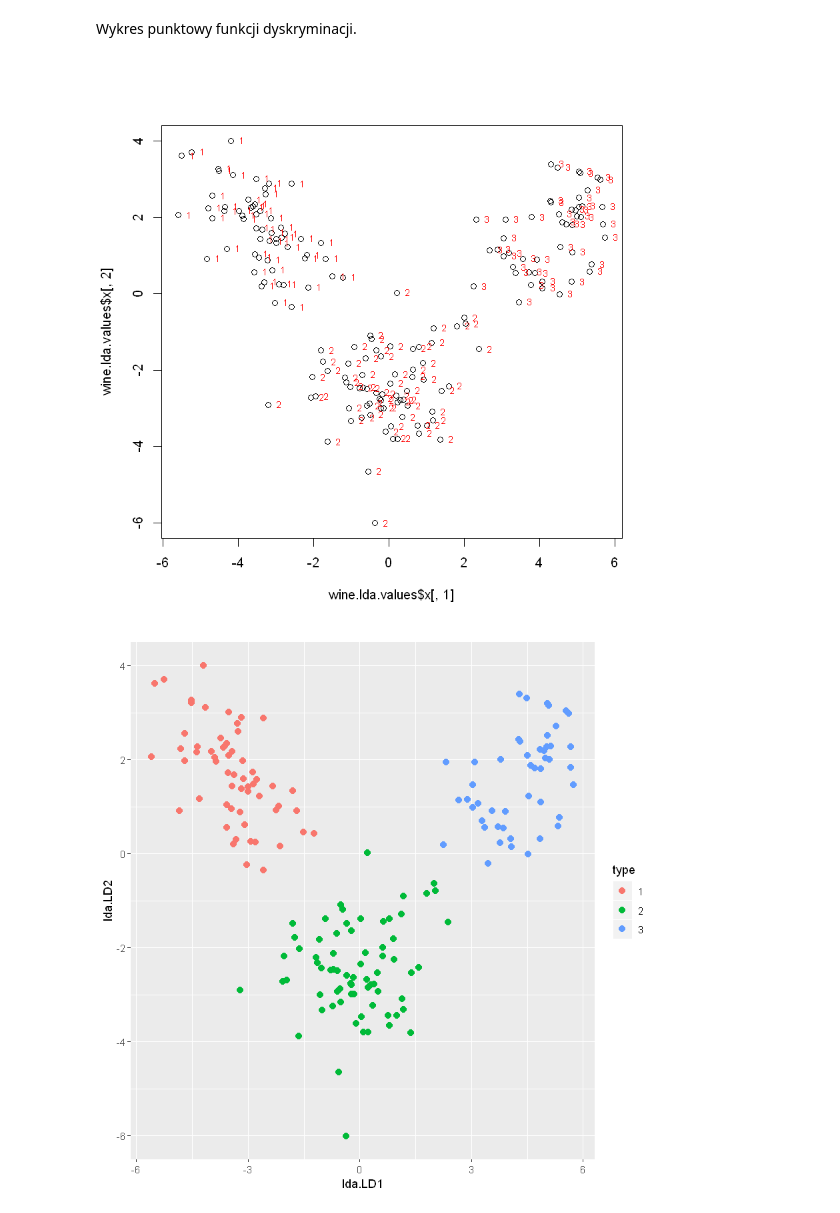
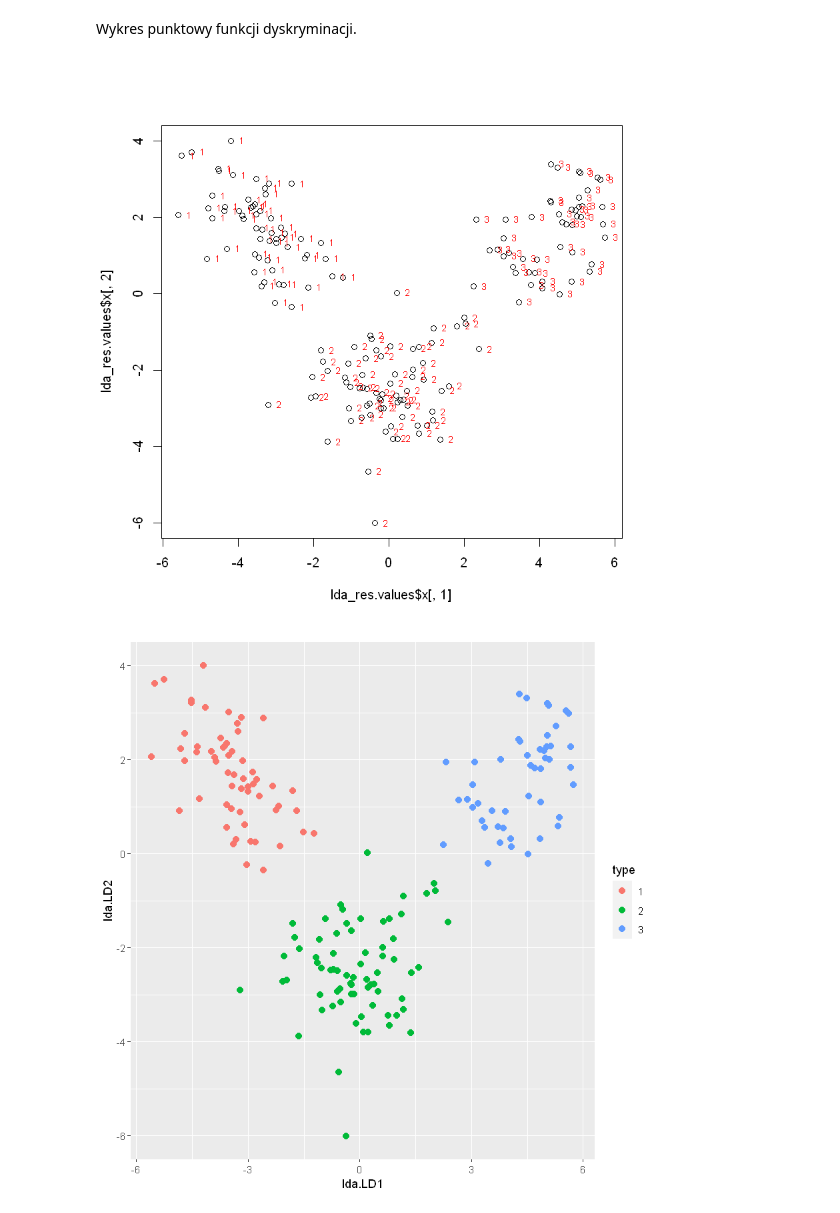
Before and after one commit to Ligerd/wizualizacja_danych, a Jupyter notebook: project_2/Project_2.ipynb, the cells around one changed output. Cells and saved outputs as stored; diff of their text form; code cells hidden in the pictures.

```diff
--- a/project_2/Project_2.ipynb
+++ b/project_2/Project_2.ipynb
@@ -89,5 +70,4 @@ Celem liniowej analizy dyskryminacyjnej jest odnalezienie takich kombinacji zmie
 library(MASS)
 library(car)
 # %%
-wine.lda <- lda(Type ~., data = wine)
-wine.lda
+lda_res <- lda(Type ~., data = wine)
@@ -175,7 +83,7 @@ autoplot(pca_res, data = wine, colour = 'Type', frame = TRUE ,frame.type = 'norm
 # %% [markdown]
 Aby przedstawić wyniki liniowej analizy dyskryminacyjnej na histogramach wykorzystano funkcję `ldahist`.
 # %%
-wine.lda.values <- predict(wine.lda)
-ldahist(wine.lda.values$x[,1], g = wine$Type)
+lda_res.values <- predict(lda_res)
+ldahist(lda_res.values$x[,1], g = wine$Type)
 # %% [output]
 [figure]
@@ -186,8 +96,9 @@ ldahist(wine.lda.values$x[,2], g = wine$Type)
 # %% [markdown]
 Wykres punktowy funkcji dyskryminacji.
 # %%
-plot(wine.lda.values$x[,1], wine.lda.values$x[,2])
-text(wine.lda.values$x[,1], wine.lda.values$x[,2], wine$Type, cex = 0.7, pos = 4, col = "red")
+
+plot(lda_res.values$x[,1], lda_res.values$x[,2])
+text(lda_res.values$x[,1], lda_res.values$x[,2], wine$Type, cex = 0.7, pos = 4, col = "red")
 # %% [output]
-[figure, old version]
+[figure, new version]
 # %%
```
Also changed, not shown: parts of 30 cells of this notebook.
